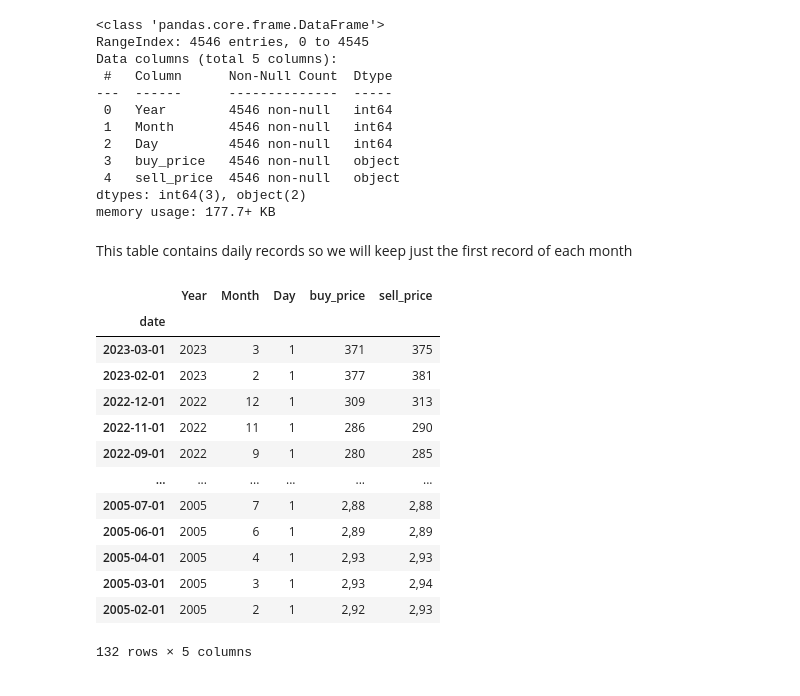
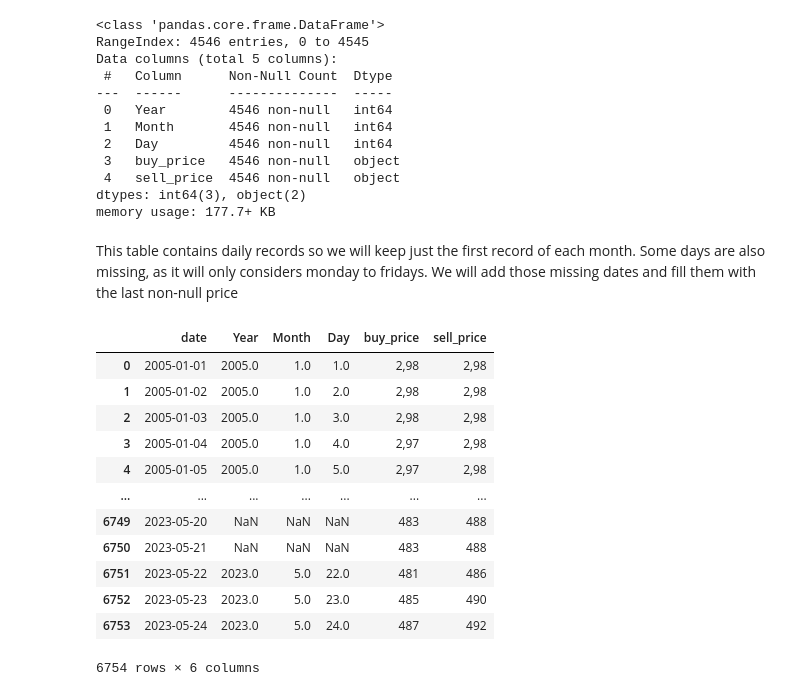
Before and after one commit to jbrekes/Argentina_Inflation_Vs_Common_Investments, a Jupyter notebook: Argentina Inflation Vs Savings.ipynb, the cells around one changed output. Drawn from its saved outputs; the diff is of its cells as text; code cells hidden in the pictures.

```diff
--- a/Argentina Inflation Vs Savings.ipynb
+++ b/Argentina Inflation Vs Savings.ipynb
@@ -243,26 +258,43 @@ Data columns (total 5 columns):
 dtypes: int64(3), object(2)
 memory usage: 177.7+ KB
 # %% [markdown]
-This table contains daily records so we will keep just the first record of each month
+This table contains daily records so we will keep just the first record of each month. Some days are also missing, as it will only considers monday to fridays. We will add those missing dates and fill them with the last non-null price
+# %%
+first_sunday = {'Year': 2005, 'Month': 1, 'Day': 2, 'buy_price': '2,98', 'sell_price': '2,98'}
+first_saturday = {'Year': 2005, 'Month': 1, 'Day': 1, 'buy_price': '2,98', 'sell_price': '2,98'}
+
+dol_bl_df.loc[len(dol_bl_df)] = first_sunday
+dol_bl_df.loc[len(dol_bl_df)] = first_saturday
 # %%
 dol_bl_df['date'] = pd.to_datetime(dol_bl_df[['Year', 'Month', 'Day']], format = '%Y-%d-%m')
 
+# Identify the minimum and maximum dates
+min_date = dol_bl_df['date'].min()
+max_date = dol_bl_df['date'].max()
 
-dol_bl_df = dol_bl_df.set_index('date')
+# Generate a sequence of dates
+date_range = pd.date_range(start=min_date, end=max_date, freq='D')
+
+# Merge the generated date sequence with the original dataset
+merged_df = pd.DataFrame({'date': date_range})
+merged_df = merged_df.merge(dol_bl_df, on='date', how='left')
+
+# Fill missing values with the last non-null value (forward filling)
+merged_df['buy_price'] = merged_df['buy_price'].fillna(method='ffill')
+merged_df['sell_price'] = merged_df['sell_price'].fillna(method='ffill')
+
+merged_df
+# %% [output]
+|  | date | Year | Month | Day | buy_price | sell_price |
+| 0 | 2005-01-01 | 2005.0 | 1.0 | 1.0 | 2,98 | 2,98 |
+| 1 | 2005-01-02 | 2005.0 | 1.0 | 2.0 | 2,98 | 2,98 |
+| 2 | 2005-01-03 | 2005.0 | 1.0 | 3.0 | 2,98 | 2,98 |
+| 3 | 2005-01-04 | 2005.0 | 1.0 | 4.0 | 2,97 | 2,98 |
+| 4 | 2005-01-05 | 2005.0 | 1.0 | 5.0 | 2,97 | 2,98 |
+| ... | ... | ... | ... | ... | ... | ... |
+| 6749 | 2023-05-20 | NaN | NaN | NaN | 483 | 488 |
+| 6750 | 2023-05-21 | NaN | NaN | NaN | 483 | 488 |
+| 6751 | 2023-05-22 | 2023.0 | 5.0 | 22.0 | 481 | 486 |
+| 6752 | 2023-05-23 | 2023.0 | 5.0 | 23.0 | 485 | 490 |
+| 6753 | 2023-05-24 | 2023.0 | 5.0 | 24.0 | 487 | 492 |
+6754 rows × 6 columns
-# %%
-dol_bl_df[dol_bl_df['Day'] == 1]
-# %% [output]
-|  | Year | Month | Day | buy_price | sell_price |
-| date |  |  |  |  |  |
-| 2023-03-01 | 2023 | 3 | 1 | 371 | 375 |
-| 2023-02-01 | 2023 | 2 | 1 | 377 | 381 |
-| 2022-12-01 | 2022 | 12 | 1 | 309 | 313 |
-| 2022-11-01 | 2022 | 11 | 1 | 286 | 290 |
-| 2022-09-01 | 2022 | 9 | 1 | 280 | 285 |
-| ... | ... | ... | ... | ... | ... |
-| 2005-07-01 | 2005 | 7 | 1 | 2,88 | 2,88 |
-| 2005-06-01 | 2005 | 6 | 1 | 2,89 | 2,89 |
-| 2005-04-01 | 2005 | 4 | 1 | 2,93 | 2,93 |
-| 2005-03-01 | 2005 | 3 | 1 | 2,93 | 2,94 |
-| 2005-02-01 | 2005 | 2 | 1 | 2,92 | 2,93 |
-132 rows × 5 columns
```
Also changed, not shown: parts of 2 cells of this notebook.
